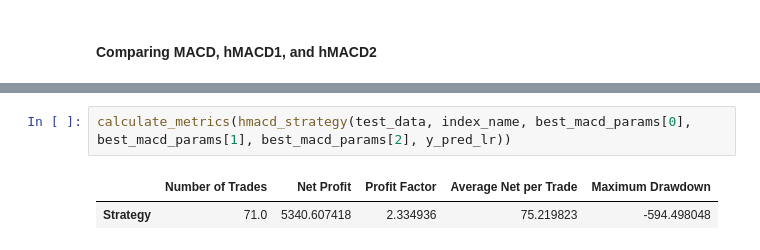
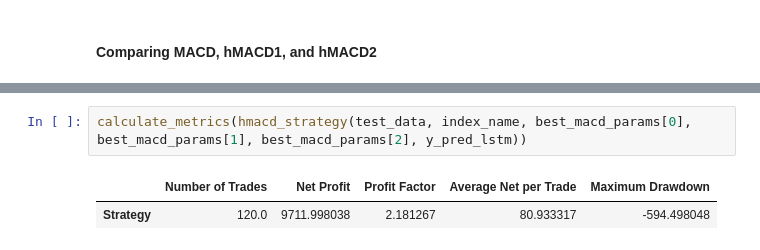
Before and after one commit to AmaanRai1/DS-340-Group-8, a Jupyter notebook: main.ipynb, the cells around one changed output, grey strips where cells are left out. Drawn from its saved outputs; the diff is of its cells as text.

```diff
--- a/main.ipynb
+++ b/main.ipynb
@@ -1083,6 +1209,6 @@ calculate_metrics(macd_strategy(test_data, index_name, best_macd_params[0], best
 # %%
-calculate_metrics(hmacd_strategy(test_data, index_name, best_macd_params[0], best_macd_params[1], best_macd_params[2], y_pred_lr))
+calculate_metrics(hmacd_strategy(test_data, index_name, best_macd_params[0], best_macd_params[1], best_macd_params[2], y_pred_lstm))
 # %% [output]
 |  | Number of Trades | Net Profit | Profit Factor | Average Net per Trade | Maximum Drawdown |
-| Strategy | 71.0 | 5340.607418 | 2.334936 | 75.219823 | -594.498048 |
+| Strategy | 120.0 | 9711.998038 | 2.181267 | 80.933317 | -594.498048 |
 # %%
```
Also changed, not shown: parts of 19 cells of this notebook.
